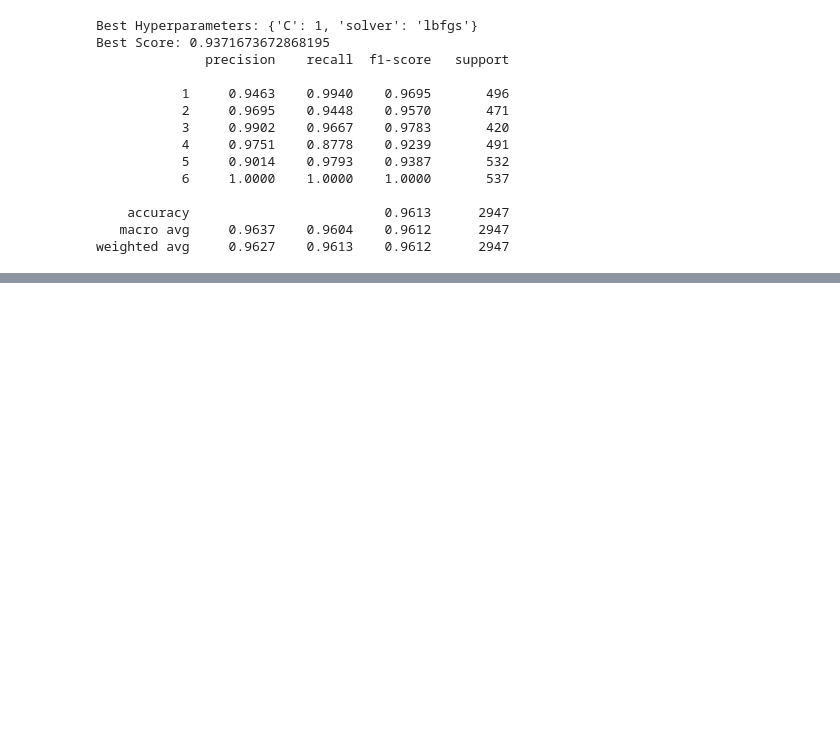
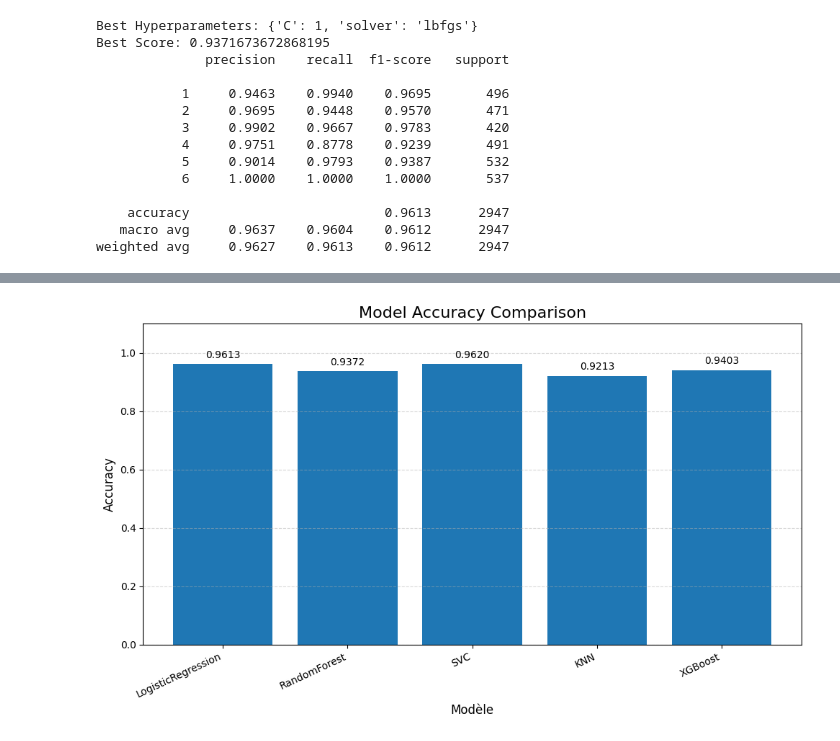
Before and after one commit to Ba-Hi/HAR, a Jupyter notebook: ML_models/main_uci.ipynb, the cells around one changed output, grey strips where cells are left out. Cells and saved outputs as stored; diff of their text form; code cells hidden in the pictures; blank space fills up the shorter version.

Commit message:
ML models on UCI db

```diff
--- a/ML_models/main_uci.ipynb
+++ b/ML_models/main_uci.ipynb
@@ -127,7 +148,8 @@ grid_search = GridSearchCV(
     param_grid=param_grid,
     cv=5,
     scoring='accuracy',
-    n_jobs=-1
+    n_jobs=-1,
+    verbose=3
 )
 
 grid_search.fit(X_train, y_train)
@@ -146,5 +168,3 @@ metrics_svc = {
         'recall_macro': recall_score(y_test, y_pred, average='macro', zero_division=0),
         'classification_report': classification_report(y_test, y_pred, digits=4),
     }
-
-print(metrics_svc['classification_report'])
@@ -228,0 +342,25 @@ print(metrics_grad_boost['classification_report'])
+# %%
+import matplotlib.pyplot as plt
+
+accuracy_by_model = {
+    'LogisticRegression': metrics_log_reg['accuracy'],
+    'RandomForest': metrics_rf['accuracy'],
+    'SVC': metrics_svc['accuracy'],
+    'KNN': metrics_knn['accuracy'],
+    'XGBoost': metrics_boost['accuracy'],
+}
+
+fig, ax = plt.subplots(figsize=(10, 6))
+bars = ax.bar(accuracy_by_model.keys(), accuracy_by_model.values(), color='tab:blue')
+ax.set_ylim(0, 1.1)
+ax.set_title('Model Accuracy Comparison', fontsize=16)
+ax.set_ylabel('Accuracy', fontsize=12)
+ax.set_xlabel('Modèle', fontsize=12)
+ax.grid(axis='y', linestyle='--', alpha=0.5)
+ax.bar_label(bars, fmt='%.4f', padding=4)
+plt.xticks(rotation=25, ha='right')
+plt.tight_layout()
+plt.savefig("accuracy_model_ML")
+plt.show()
+# %% [output]
+[figure, added]
```
Also changed, not shown: parts of 8 cells of this notebook, 3 other files.
